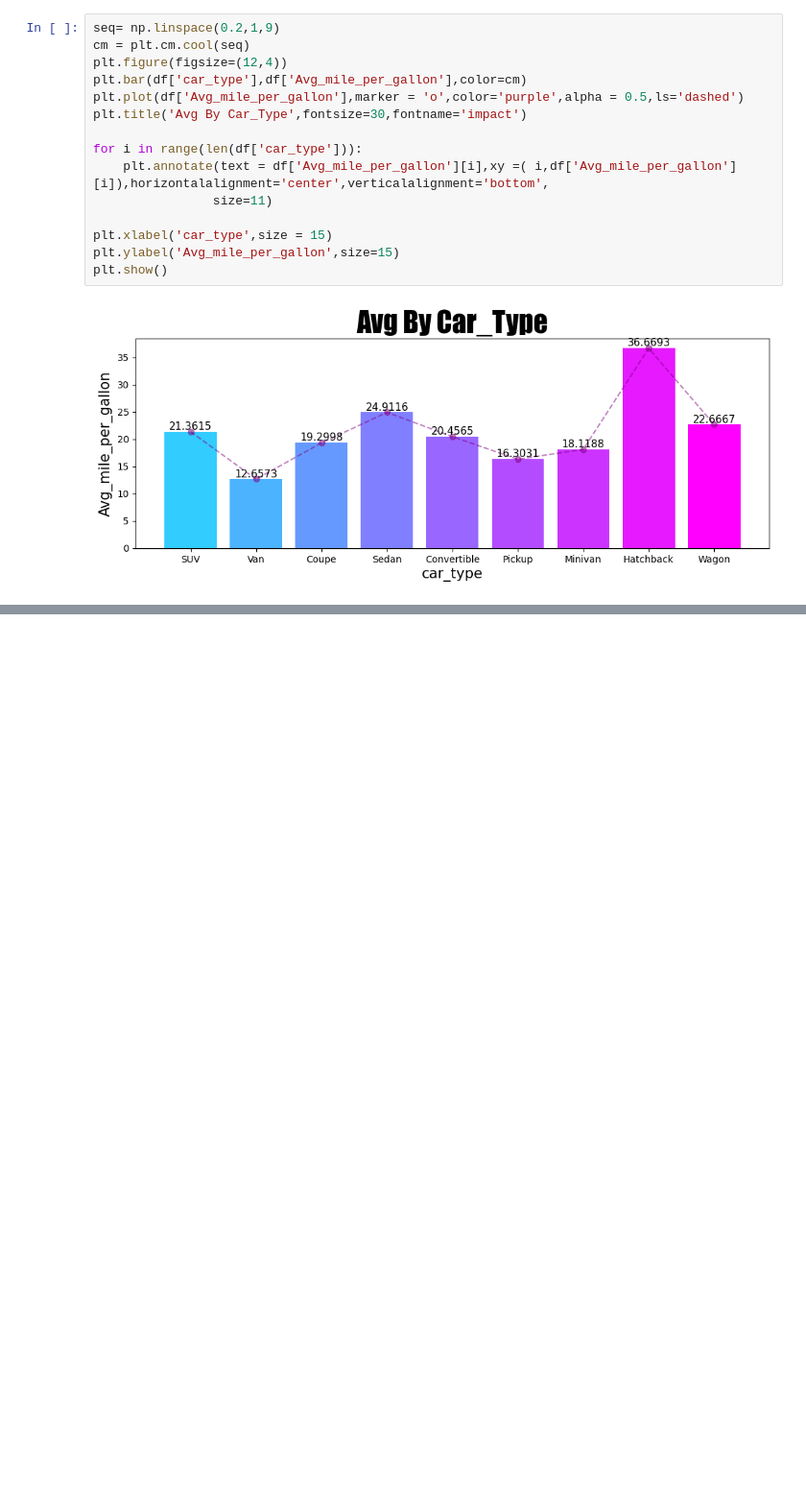
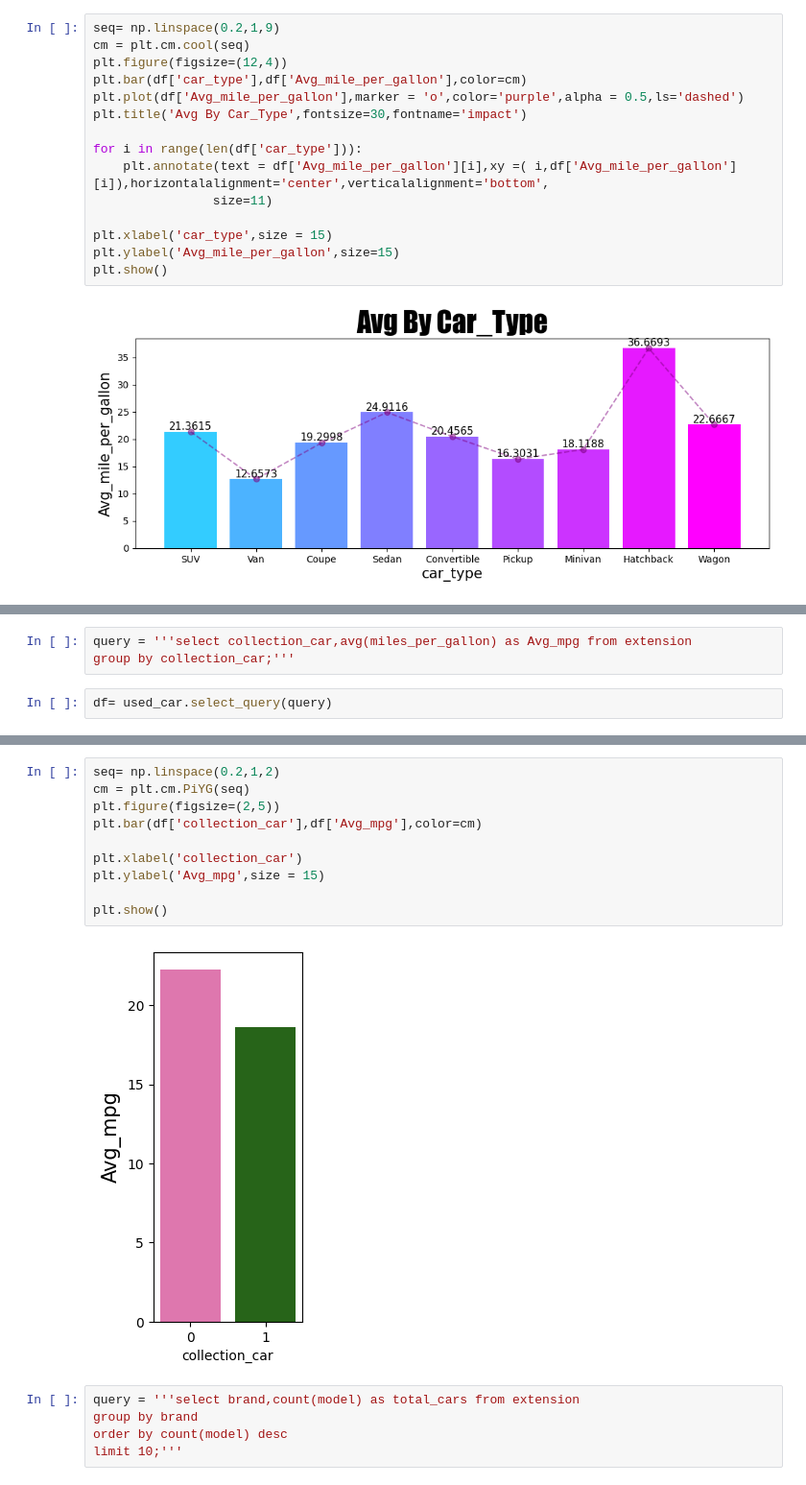
Before and after one commit to PankajBhardwaj290/Used-Car-Extension, a Jupyter notebook: used_car_extension.ipynb, the cells around one changed output, grey strips where cells are left out. Shown at 96% size. Cells and saved outputs as stored; diff of their text form; blank space fills up the shorter version.

```diff
--- a/used_car_extension.ipynb
+++ b/used_car_extension.ipynb
@@ -91,0 +135,5 @@ plt.show()
+# %%
+query = '''select collection_car,avg(miles_per_gallon) as Avg_mpg from extension
+group by collection_car;'''
+# %%
+df= used_car.select_query(query)
@@ -91,0 +146,17 @@ plt.show()
+# %%
+seq= np.linspace(0.2,1,2)
+cm = plt.cm.PiYG(seq)
+plt.figure(figsize=(2,5))
+plt.bar(df['collection_car'],df['Avg_mpg'],color=cm)
+
+plt.xlabel('collection_car')
+plt.ylabel('Avg_mpg',size = 15)
+
+plt.show()
+# %% [output]
+[figure, added]
+# %%
+query = '''select brand,count(model) as total_cars from extension
+group by brand
+order by count(model) desc
+limit 10;'''
```
Also changed, not shown: parts of 18 cells of this notebook.
